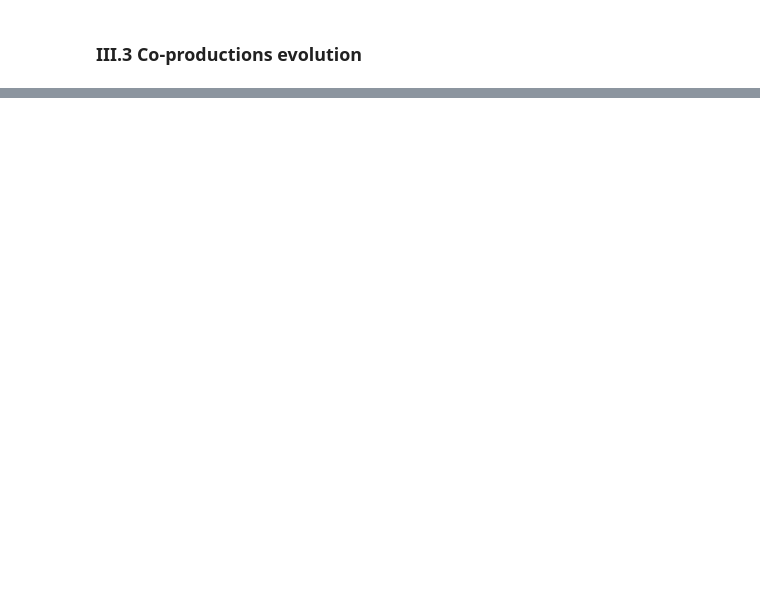
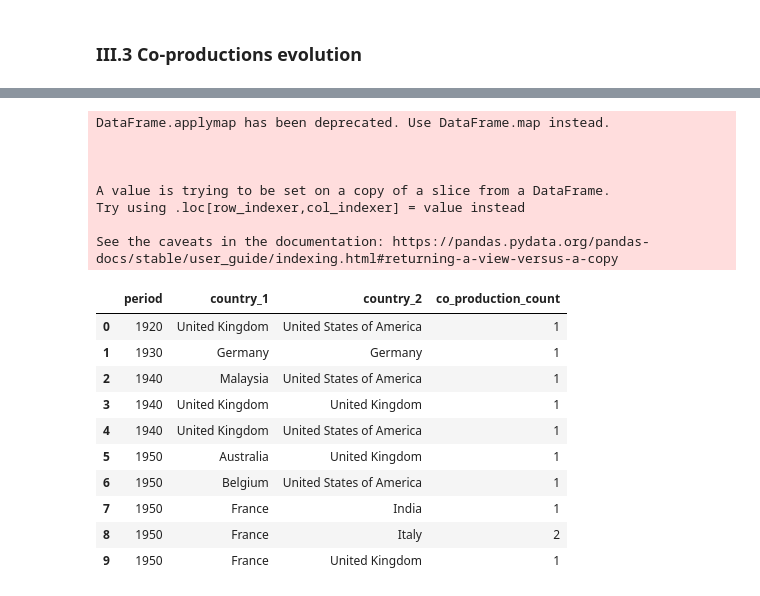
Before and after one commit to epfl-ada/ada-2024-project-teamcsx24, a Jupyter notebook: results_economy.ipynb, the cells around one changed output, grey strips where cells are left out. Cells and saved outputs as stored; diff of their text form; code cells hidden in the pictures; blank space fills up the shorter version.

```diff
--- a/results_economy.ipynb
+++ b/results_economy.ipynb
@@ -1222,0 +1023,28 @@ Finally, the conclusion of the Economics part will be a geopandas map as describ
+# %%
+reload(sys.modules['scriptEconomy'])
+# We import the dataframe of co_productions per pair of country per period
+from scriptEconomy import coprod_couple_countries_period
+
+df_movies_eco_coprod_country_country_10 = coprod_couple_countries_period()
+
+df_movies_eco_coprod_country_country_10.head(10)
+# %% [output]
+DataFrame.applymap has been deprecated. Use DataFrame.map instead.
+
+
+
+A value is trying to be set on a copy of a slice from a DataFrame.
+Try using .loc[row_indexer,col_indexer] = value instead
+
+See the caveats in the documentation: https://pandas.pydata.org/pandas-docs/stable/user_guide/indexing.html#returning-a-view-versus-a-copy
+|  | period | country_1 | country_2 | co_production_count |
+| 0 | 1920 | United Kingdom | United States of America | 1 |
+| 1 | 1930 | Germany | Germany | 1 |
+| 2 | 1940 | Malaysia | United States of America | 1 |
+| 3 | 1940 | United Kingdom | United Kingdom | 1 |
+| 4 | 1940 | United Kingdom | United States of America | 1 |
+| 5 | 1950 | Australia | United Kingdom | 1 |
+| 6 | 1950 | Belgium | United States of America | 1 |
+| 7 | 1950 | France | India | 1 |
+| 8 | 1950 | France | Italy | 2 |
+| 9 | 1950 | France | United Kingdom | 1 |
```
Also changed, not shown: parts of 77 cells of this notebook, 8 other files.
